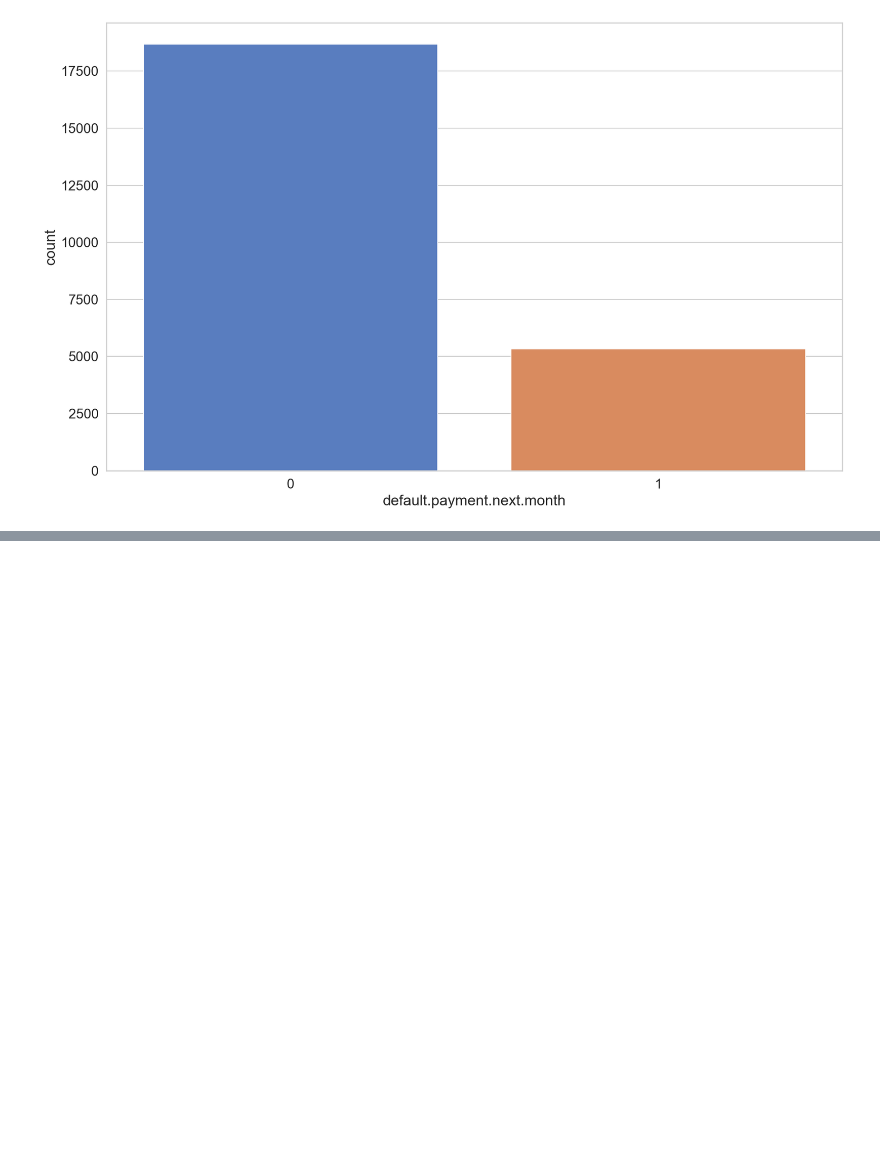
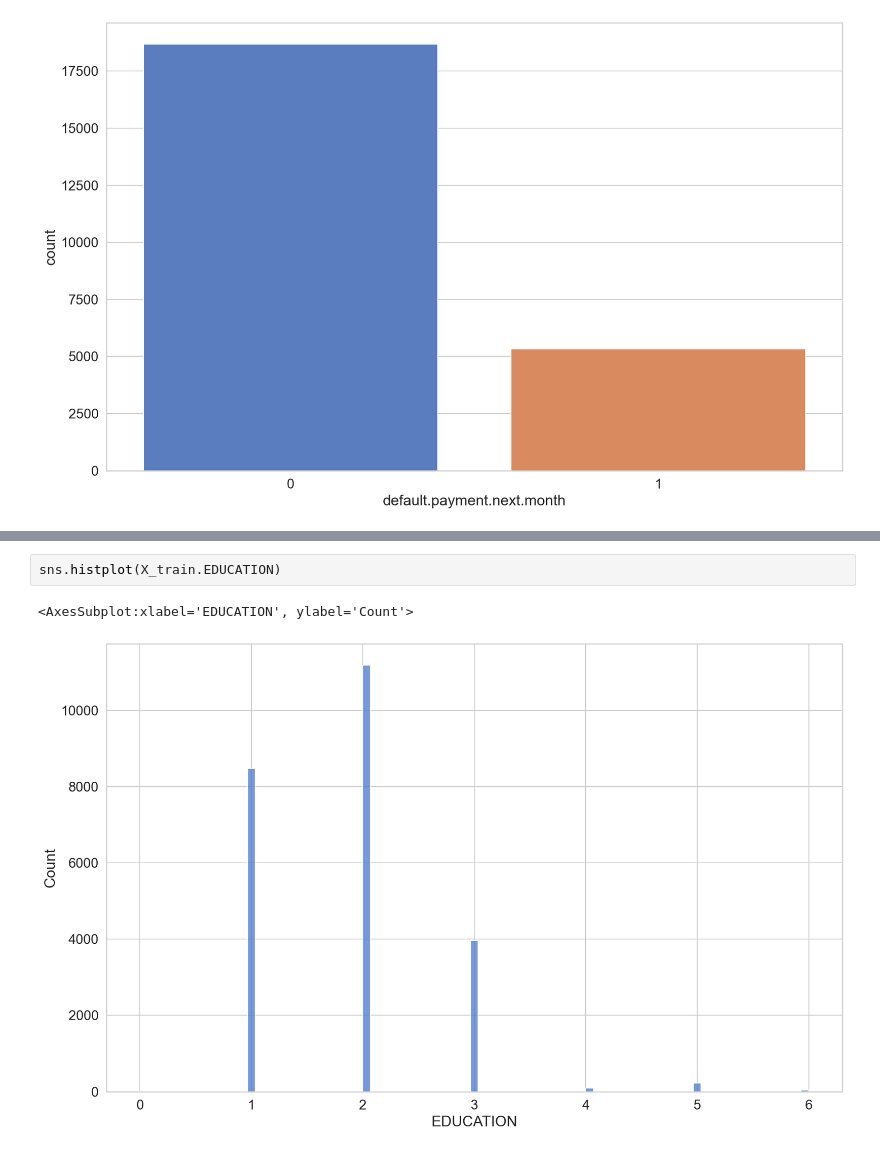
Before and after one commit to mirkolantieri/default_payments, a Jupyter notebook: Mirko_Lantieri_858278_payments.ipynb, the cells around one changed output, grey strips where cells are left out. Saved outputs shown, nothing was run; the diff lists cells and outputs as text; blank space fills up the shorter version.

```diff
--- a/Mirko_Lantieri_858278_payments.ipynb
+++ b/Mirko_Lantieri_858278_payments.ipynb
@@ -73,0 +74,5 @@ sns.displot(X_train.SEX)
+# %%
+sns.histplot(X_train.EDUCATION)
+# %% [output]
+<AxesSubplot:xlabel='EDUCATION', ylabel='Count'>
+[figure, added]
```
Also changed, not shown: parts of 27 cells of this notebook.
